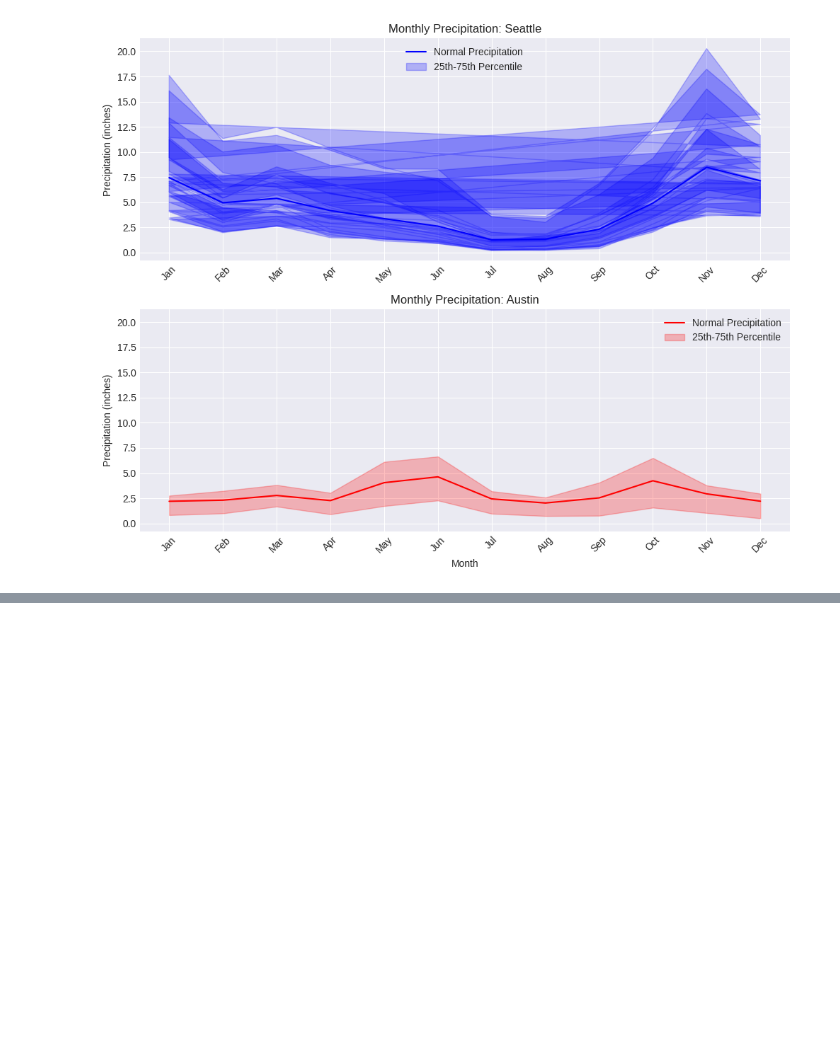
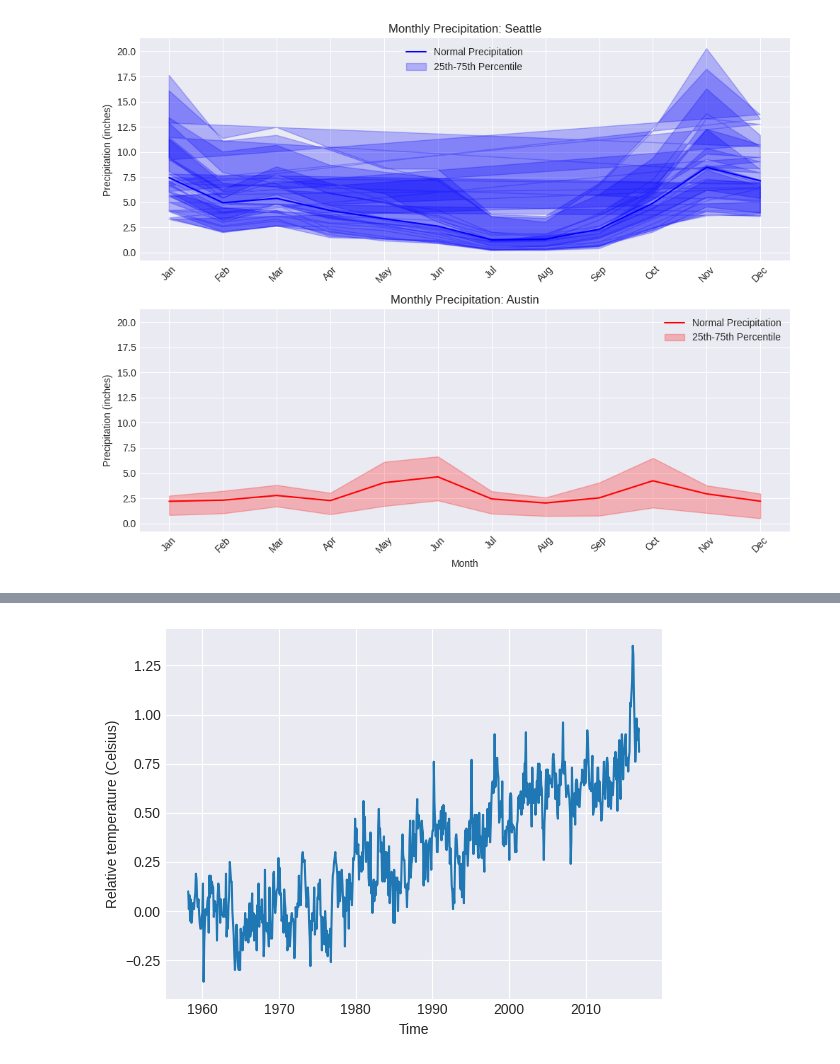
Before and after one commit to jhlopesalves/data-science-notebooks, a Jupyter notebook: Python/Intro to Matplotlib/introduction_to_matplotlb.ipynb, the cells around one changed output, grey strips where cells are left out. Saved outputs shown, nothing was run; the diff lists cells and outputs as text; code cells hidden in the pictures; blank space fills up the shorter version.

Commit message:
Completed time series chapter

```diff
--- a/Python/Intro to Matplotlib/introduction_to_matplotlb.ipynb
+++ b/Python/Intro to Matplotlib/introduction_to_matplotlb.ipynb
@@ -107,0 +107,18 @@ plt.show()
+# %%
+# Load the 'climate change' dataset for the Time Series
+climate_change = pd.read_csv('data/climate_change.csv', parse_dates=['date'], index_col='date')
+# %%
+fig, ax = plt.subplots()
+
+# Add the time-series for "relative_temp" to the plot
+ax.plot(climate_change.index, climate_change['relative_temp'])
+
+# Set the x-axis label
+ax.set_xlabel('Time')
+# Set the y-axis label
+ax.set_ylabel('Relative temperature (Celsius)')
+
+# Show the figure
+plt.show()
+# %% [output]
+[figure, added]
```
Also changed, not shown: parts of 11 cells of this notebook.
